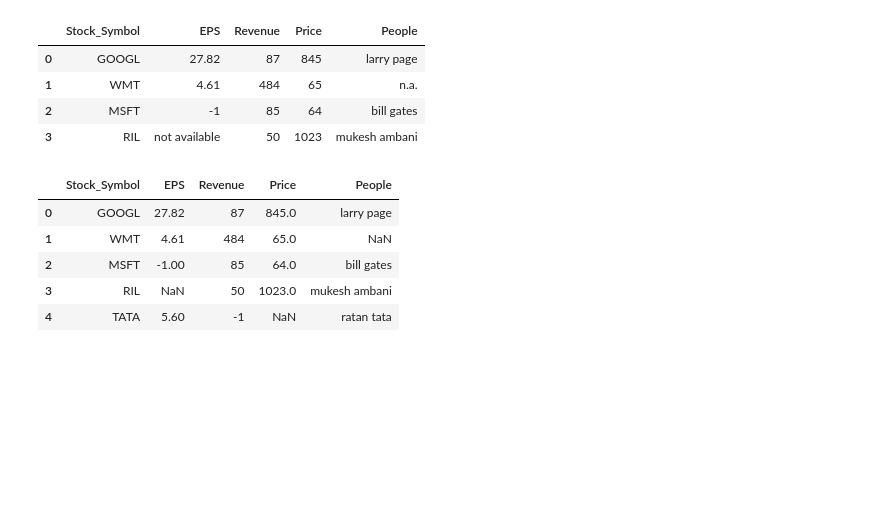
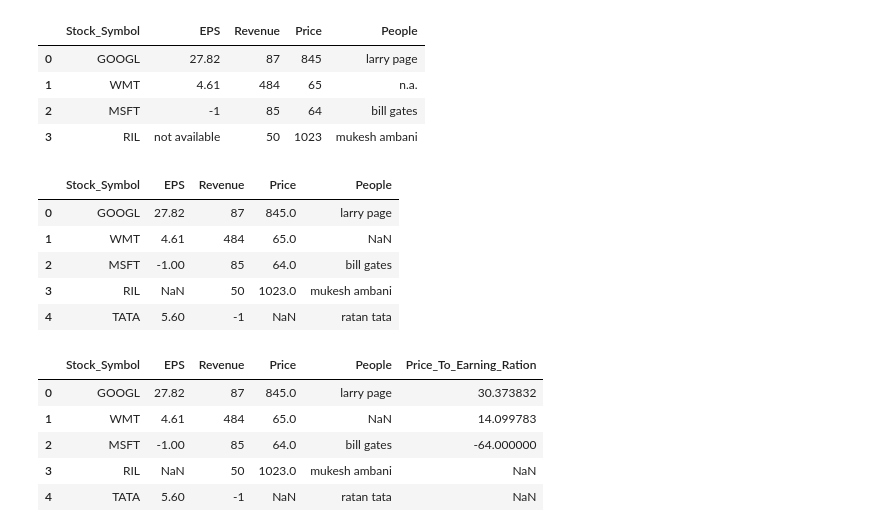
Before and after one commit to rehan1124/Codebasics-Math-And-Statistics-For-AI-Data-Science, a Jupyter notebook: Read_Write_CSV_Excel_Files.ipynb, the cells around one changed output. Cells and saved outputs as stored; diff of their text form; code cells hidden in the pictures; blank space fills up the shorter version.

```diff
--- a/Read_Write_CSV_Excel_Files.ipynb
+++ b/Read_Write_CSV_Excel_Files.ipynb
@@ -63,3 +63,13 @@ df
 | 2 | MSFT | -1.00 | 85 | 64.0 | bill gates |
 | 3 | RIL | NaN | 50 | 1023.0 | mukesh ambani |
 | 4 | TATA | 5.60 | -1 | NaN | ratan tata |
+# %%
+df["Price_To_Earning_Ration"] = df["Price"] / df["EPS"]
+df
+# %% [output]
+|  | Stock_Symbol | EPS | Revenue | Price | People | Price_To_Earning_Ration |
+| 0 | GOOGL | 27.82 | 87 | 845.0 | larry page | 30.373832 |
+| 1 | WMT | 4.61 | 484 | 65.0 | NaN | 14.099783 |
+| 2 | MSFT | -1.00 | 85 | 64.0 | bill gates | -64.000000 |
+| 3 | RIL | NaN | 50 | 1023.0 | mukesh ambani | NaN |
+| 4 | TATA | 5.60 | -1 | NaN | ratan tata | NaN |
```
Also changed, not shown: parts of 1 cell of this notebook.
